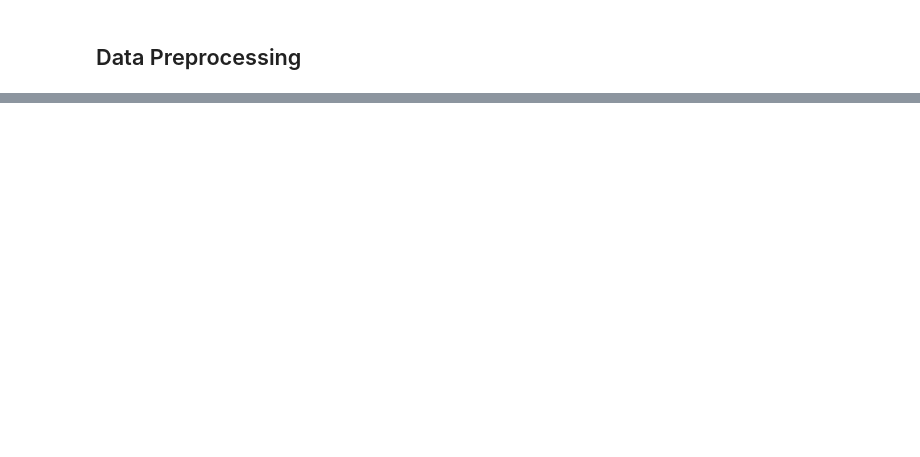
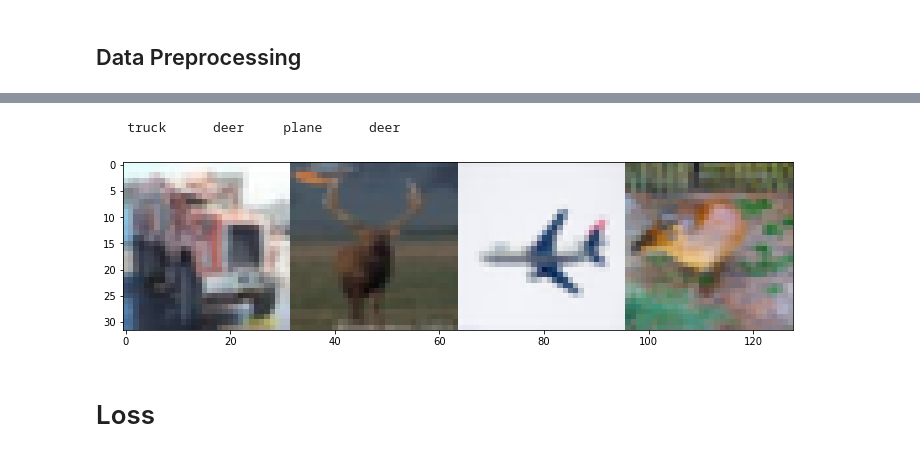
Before and after one commit to YarinBou/Deep-Learning, a Jupyter notebook: HW2.ipynb, the cells around one changed output, grey strips where cells are left out. Saved outputs shown, nothing was run; the diff lists cells and outputs as text; code cells hidden in the pictures; blank space fills up the shorter version.

```diff
--- a/HW2.ipynb
+++ b/HW2.ipynb
@@ -408,10 +171,0 @@ concated_targets = np.concatenate(targets, axis = 0)
-# %%
-from sklearn.manifold import TSNE
-tsne = TSNE(n_components=2, random_state=0)
-X = tsne.fit_transform(concated_images)
-
-colors = 'r', 'g', 'b', 'c', 'm', 'y', 'k', 'orange', 'cyan', 'crimson'
-plt.scatter(X[:,0],X[:,1],c = [colors[x] for x in concated_targets] ,cmap=plt.cm.get_cmap("jet", 10))
-plt.colorbar(ticks=range(10))
-plt.legend()
-plt.show()
@@ -519,10 +171,0 @@ def load_imagenet_val(num=None):
-# %%
-X, y, class_names = load_imagenet_val(num=5)
-
-plt.figure(figsize=(12, 6))
-for i in range(5):
-    plt.subplot(1, 5, i + 1)
-    plt.imshow(X[i])
-    plt.title(class_names[y[i]])
-    plt.axis('off')
-plt.gcf().tight_layout()
@@ -712,0 +218,32 @@ The End
+# %%
+def get_batch(X, y, n=1000):
+    rand_items = np.random.randint(0, X.shape[0], size=n)
+    images = X[rand_items]
+    labels = y[rand_items]
+    return images, labels
+
+def make_random_grid(x, y, n=4, convert_to_image=True, random_flag=True):
+    if random_flag:
+      rand_items = np.random.randint(0, x.shape[0], size=n)
+    else:
+      rand_items = np.arange(0, x.shape[0])
+    images = x[rand_items]
+    labels = y[rand_items]
+    if convert_to_image:
+      grid = np.hstack(np.array([np.asarray((vec_2_img(i) + mean_image), dtype=np.int) for i in images]))
+    else:
+      grid = np.hstack(np.array([np.asarray(i, dtype=np.int) for i in images]))
+    print(' '.join('%9s' % classes[labels[j]] for j in range(n)))
+    return grid
+
+def vec_2_img(x):
+    x = np.reshape(x, (32, 32, 3))
+    return x
+
+X_batch, y_batch = get_batch(X_test, y_test, 100)
+plt.imshow(make_random_grid(X_batch, y_batch, convert_to_image=True));
+# %% [output]
+    truck      deer     plane      deer
+[figure, added]
+# %% [markdown]
+# Loss
```
Also changed, not shown: parts of 86 cells of this notebook.
